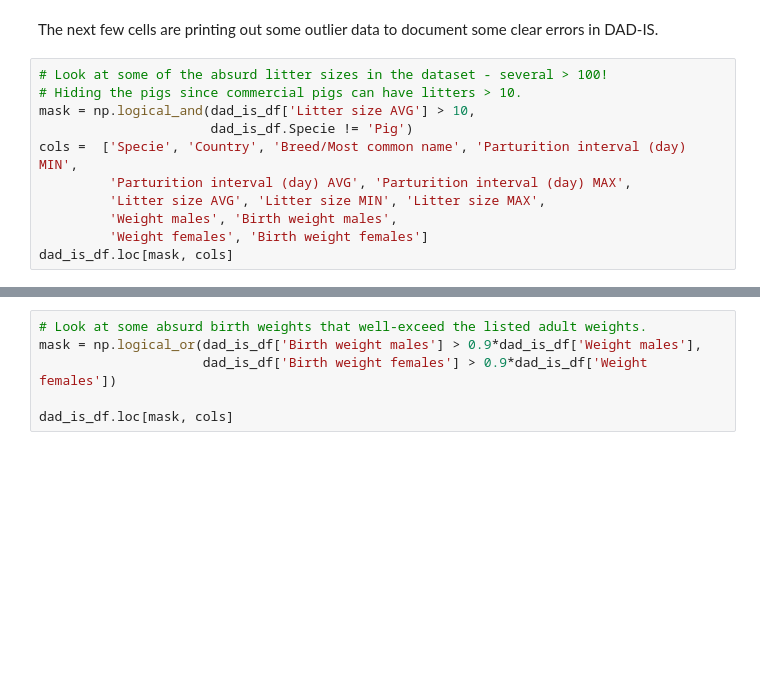
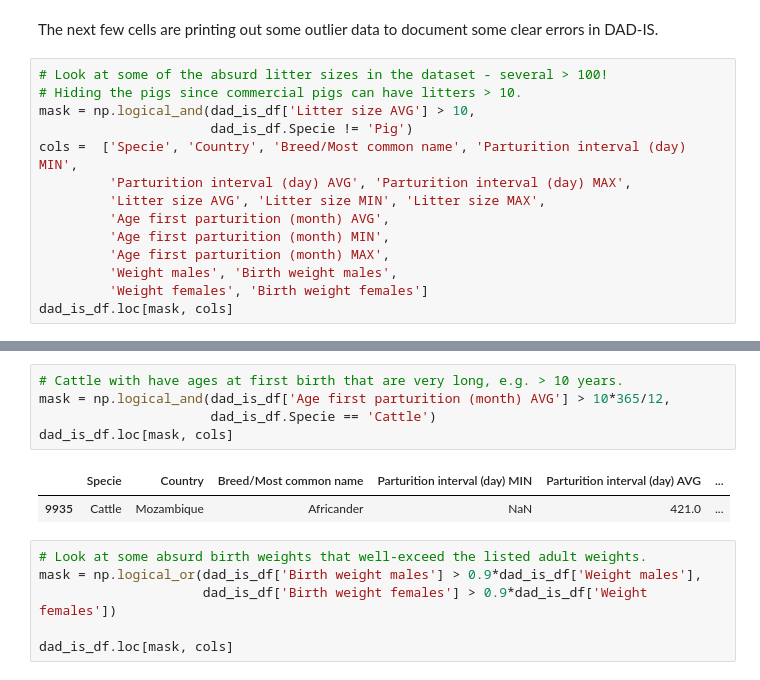
Before and after one commit to flamholz/beef_v_pork, a Jupyter notebook: notebooks/0_preprocess_FAO_data.ipynb, the cells around one changed output, grey strips where cells are left out. Cells and saved outputs as stored; diff of their text form; blank space fills up the shorter version.

```diff
--- a/notebooks/0_preprocess_FAO_data.ipynb
+++ b/notebooks/0_preprocess_FAO_data.ipynb
@@ -67,6 +66,9 @@ mask = np.logical_and(dad_is_df['Litter size AVG'] > 10,
 cols =  ['Specie', 'Country', 'Breed/Most common name', 'Parturition interval (day) MIN',
          'Parturition interval (day) AVG', 'Parturition interval (day) MAX',
          'Litter size AVG', 'Litter size MIN', 'Litter size MAX',
+         'Age first parturition (month) AVG',
+         'Age first parturition (month) MIN',
+         'Age first parturition (month) MAX',
          'Weight males', 'Birth weight males',
          'Weight females', 'Birth weight females']
 dad_is_df.loc[mask, cols]
@@ -92,3 +99,11 @@ dad_is_df.loc[mask, cols]
+# %%
+# Cattle with have ages at first birth that are very long, e.g. > 10 years.
+mask = np.logical_and(dad_is_df['Age first parturition (month) AVG'] > 10*365/12,
+                      dad_is_df.Specie == 'Cattle')
+dad_is_df.loc[mask, cols]
+# %% [output]
+|  | Specie | Country | Breed/Most common name | Parturition interval (day) MIN | Parturition interval (day) AVG | ... |
+| 9935 | Cattle | Mozambique | Africander | NaN | 421.0 | ... |
 # %%
 # Look at some absurd birth weights that well-exceed the listed adult weights.
 mask = np.logical_or(dad_is_df['Birth weight males'] > 0.9*dad_is_df['Weight males'],
```
Also changed, not shown: parts of 7 cells of this notebook, 4 other files.
